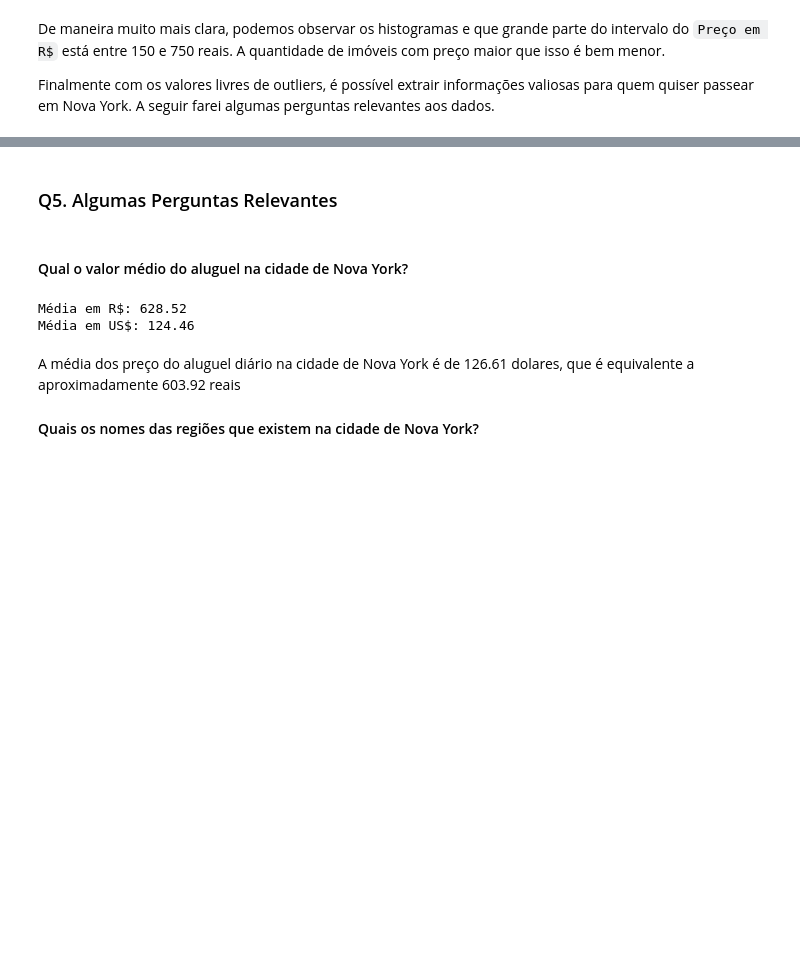
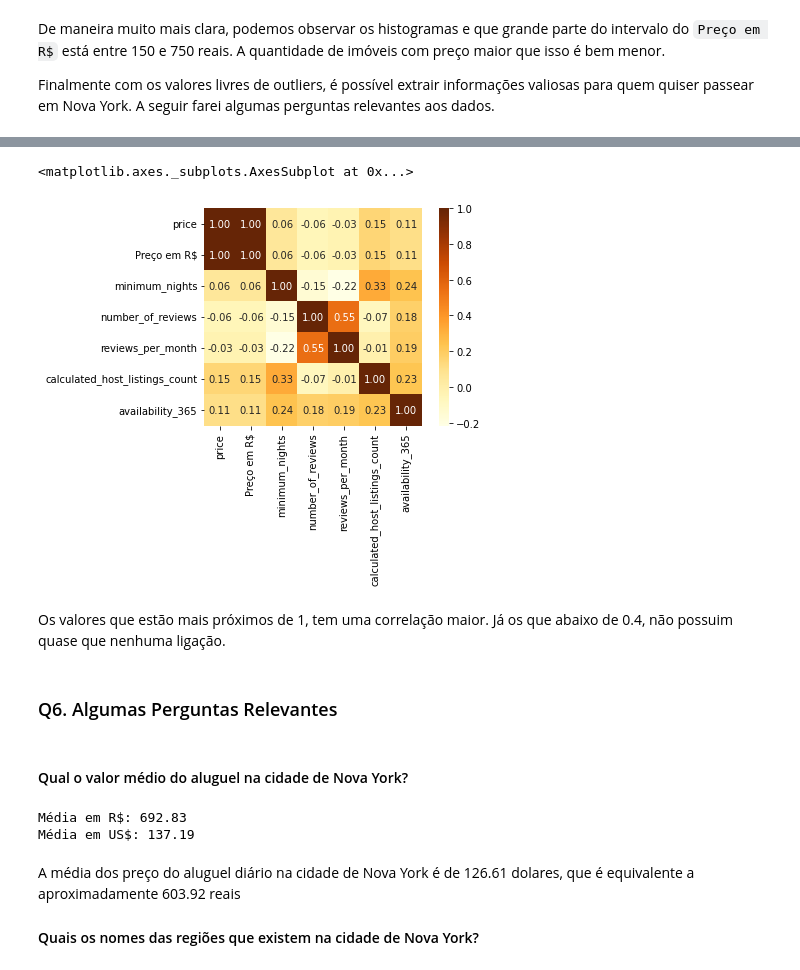
Before and after one commit to ferreiramar96/Analise-Dos-Dados-Airbnb-NYC, a Jupyter notebook: Análise_Dos_Dados_Airbnb_NYC.ipynb, the cells around one changed output, grey strips where cells are left out. Saved outputs shown, nothing was run; the diff lists cells and outputs as text; code cells hidden in the pictures; blank space fills up the shorter version.

```diff
--- a/Análise_Dos_Dados_Airbnb_NYC.ipynb
+++ b/Análise_Dos_Dados_Airbnb_NYC.ipynb
@@ -224,0 +234,5 @@ Finalmente com os valores livres de outliers, é possível extrair informações
+# %%
+#Criando a matriz
+corr = df_clean[['price', 'Preço em R$' ,'minimum_nights', 'number_of_reviews', 'reviews_per_month',
+                 'calculated_host_listings_count', 'availability_365']].corr()
+corr
@@ -225,14 +248,22 @@ Finalmente com os valores livres de outliers, é possível extrair informações
+# %%
+sns.heatmap(corr, cmap='YlOrBr', fmt='.2f', square=True, linecolor='white', annot=True)
+# %% [output]
+<matplotlib.axes._subplots.AxesSubplot at 0x...>
+[figure, added]
+# %% [markdown]
+Os valores que estão mais próximos de 1, tem uma correlação maior.
+Já os que abaixo de 0.4, não possuim quase que nenhuma ligação.
 # %% [markdown]
-### Q5. Algumas Perguntas Relevantes
+### Q6. Algumas Perguntas Relevantes
 # %% [markdown]
 #### Qual o valor médio do aluguel na cidade de Nova York?
 # %%
 #Fazer a média dos preços
-print('Média em R$: {:.2f}'.format(df_clear['Preço em R$'].mean()))
-print('Média em US$: {:.2f}'.format(df_clear['price'].mean()))
+print('Média em R$: {:.2f}'.format(df_clean['Preço em R$'].mean()))
+print('Média em US$: {:.2f}'.format(df_clean['price'].mean()))
 # %% [output]
-Média em R$: 628.52
-Média em US$: 124.46
+Média em R$: 692.83
+Média em US$: 137.19
 # %% [markdown]
 A média dos preço do aluguel diário na cidade de Nova York é de 126.61 dolares, que é equivalente a aproximadamente 603.92 reais
 
```
Also changed, not shown: parts of 16 cells of this notebook.
